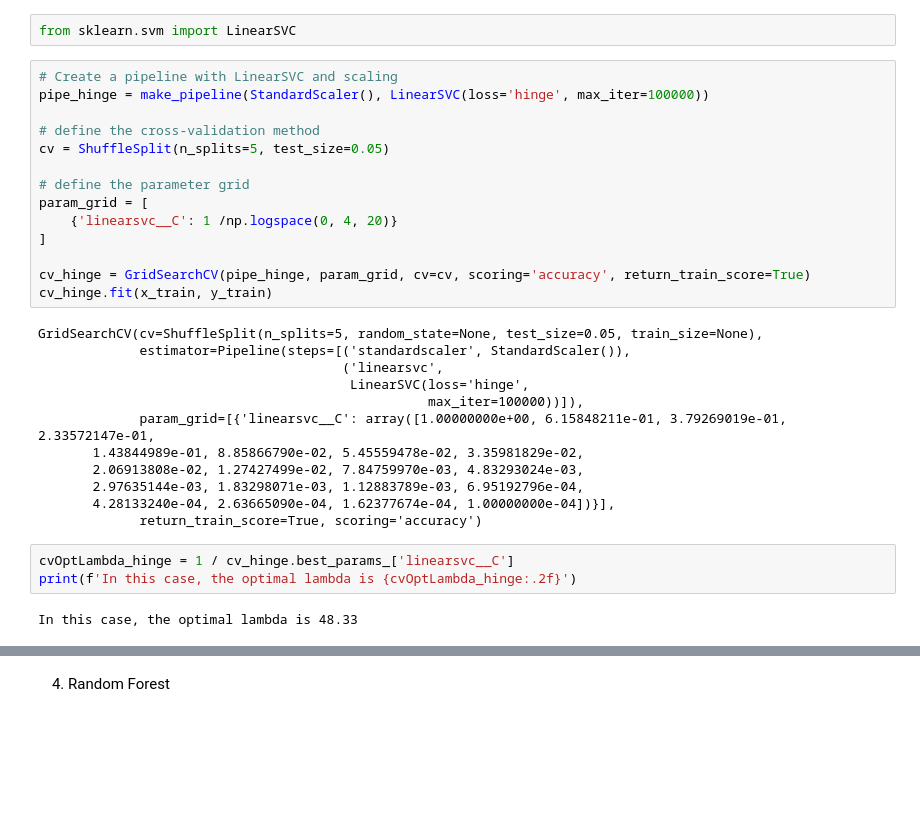
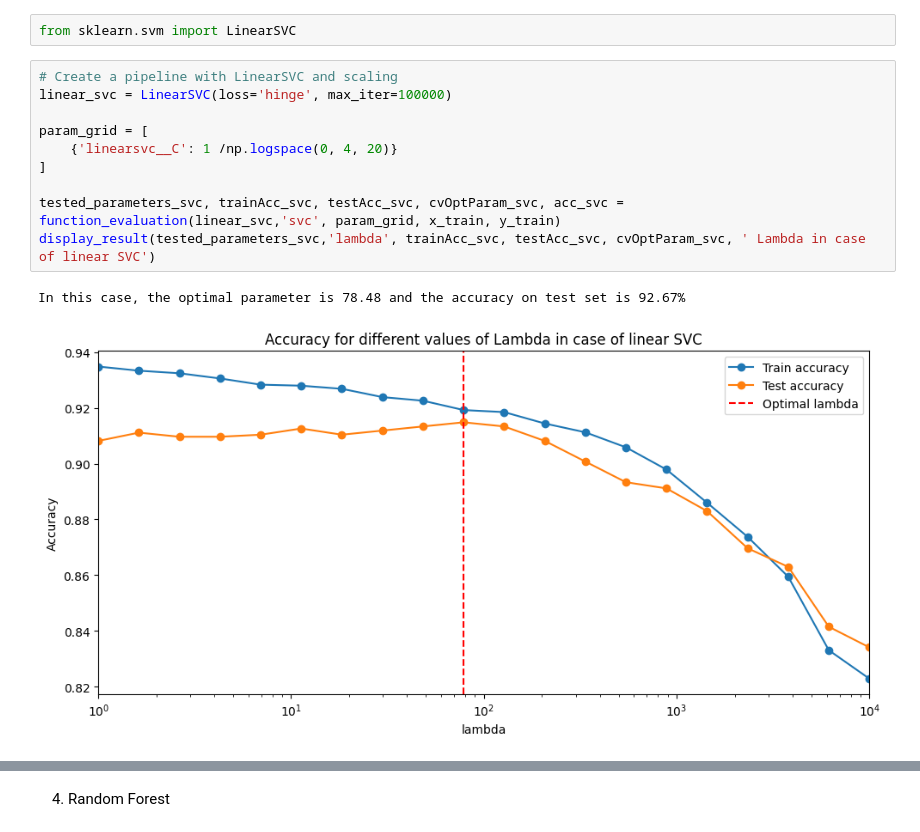
Before and after one commit to roduit/FundamentalLearningEPFL, a Jupyter notebook: Homeworks/HW2/roduit_vincent_325140_HW2.ipynb, the cells around one changed output, grey strips where cells are left out. Saved outputs shown, nothing was run; the diff lists cells and outputs as text; blank space fills up the shorter version.

```diff
--- a/Homeworks/HW2/roduit_vincent_325140_HW2.ipynb
+++ b/Homeworks/HW2/roduit_vincent_325140_HW2.ipynb
@@ -249,32 +173,14 @@ b) Hinge
 from sklearn.svm import LinearSVC
 # %%
 # Create a pipeline with LinearSVC and scaling
-pipe_hinge = make_pipeline(StandardScaler(), LinearSVC(loss='hinge', max_iter=100000))
+linear_svc = LinearSVC(loss='hinge', max_iter=100000)
 
-# define the cross-validation method
-cv = ShuffleSplit(n_splits=5, test_size=0.05)
-
-# define the parameter grid
 param_grid = [
     {'linearsvc__C': 1 /np.logspace(0, 4, 20)}
 ]
 
-cv_hinge = GridSearchCV(pipe_hinge, param_grid, cv=cv, scoring='accuracy', return_train_score=True)
-cv_hinge.fit(x_train, y_train)
+tested_parameters_svc, trainAcc_svc, testAcc_svc, cvOptParam_svc, acc_svc = function_evaluation(linear_svc,'svc', param_grid, x_train, y_train)
+display_result(tested_parameters_svc,'lambda', trainAcc_svc, testAcc_svc, cvOptParam_svc, ' Lambda in case of linear SVC')
 # %% [output]
-GridSearchCV(cv=ShuffleSplit(n_splits=5, random_state=None, test_size=0.05, train_size=None),
-             estimator=Pipeline(steps=[('standardscaler', StandardScaler()),
-                                       ('linearsvc',
-                                        LinearSVC(loss='hinge',
-                                                  max_iter=100000))]),
-             param_grid=[{'linearsvc__C': array([1.00000000e+00, 6.15848211e-01, 3.79269019e-01, 2.33572147e-01,
-       1.43844989e-01, 8.85866790e-02, 5.45559478e-02, 3.35981829e-02,
-       2.06913808e-02, 1.27427499e-02, 7.84759970e-03, 4.83293024e-03,
-       2.97635144e-03, 1.83298071e-03, 1.12883789e-03, 6.95192796e-04,
-       4.28133240e-04, 2.63665090e-04, 1.62377674e-04, 1.00000000e-04])}],
-             return_train_score=True, scoring='accuracy')
+In this case, the optimal parameter is 78.48 and the accuracy on test set is 92.67%
+[figure, added]
-# %%
-cvOptLambda_hinge = 1 / cv_hinge.best_params_['linearsvc__C']
-print(f'In this case, the optimal lambda is {cvOptLambda_hinge:.2f}')
-# %% [output]
-In this case, the optimal lambda is 48.33
```
Also changed, not shown: parts of 27 cells of this notebook.
